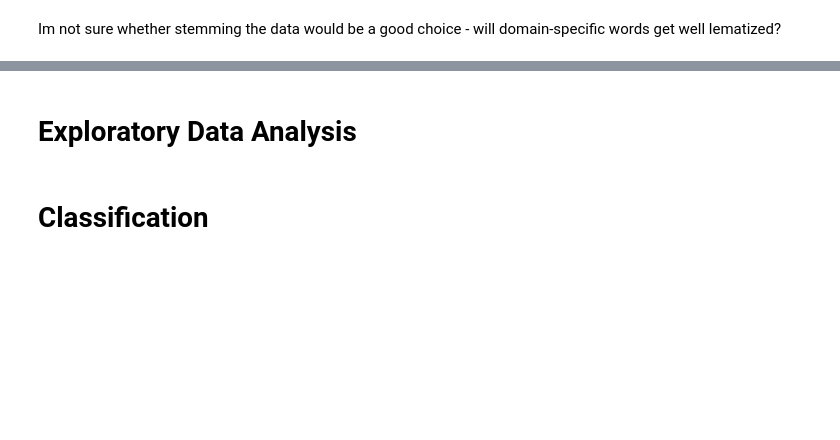
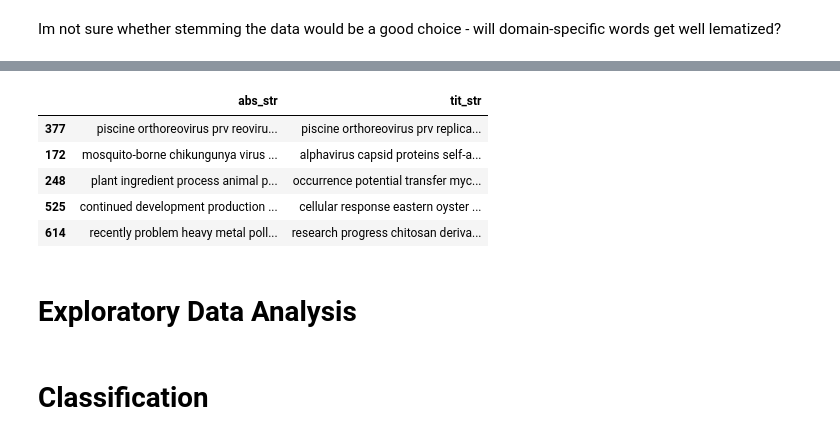
Before and after one commit to jsokolowska/ner-text-classification, a Jupyter notebook: practicalExcercise.ipynb, the cells around one changed output, grey strips where cells are left out. Saved outputs shown, nothing was run; the diff lists cells and outputs as text; code cells hidden in the pictures; blank space fills up the shorter version.

```diff
--- a/practicalExcercise.ipynb
+++ b/practicalExcercise.ipynb
@@ -155,0 +204,21 @@ cleaned_text = cleaned_text.rename(columns={"lem_title":"title", "lem_abstract":
+# %%
+# connect lists back into strings
+def list_to_string (str_list):
+  return " ".join(str_list)
+cleaned_text["abs_str"] = cleaned_text["abstract"].apply(list_to_string)
+cleaned_text["tit_str"] = cleaned_text["title"].apply(list_to_string)
+
+cleaned_text_test["abs_str"] = cleaned_text_test["abstract"].apply(list_to_string)
+cleaned_text_test["tit_str"] = cleaned_text_test["title"].apply(list_to_string)
+
+cleaned_text = cleaned_text.drop(labels = ["abstract", "title"], axis=1)
+cleaned_text_test = cleaned_text_test.drop(labels = ["abstract", "title"], axis=1)
+
+print(cleaned_text.head())
+# %% [output]
+|  | abs_str | tit_str |
+| 377 | piscine orthoreovirus prv reoviru... | piscine orthoreovirus prv replica... |
+| 172 | mosquito-borne chikungunya virus ... | alphavirus capsid proteins self-a... |
+| 248 | plant ingredient process animal p... | occurrence potential transfer myc... |
+| 525 | continued development production ... | cellular response eastern oyster ... |
+| 614 | recently problem heavy metal poll... | research progress chitosan deriva... |
```
Also changed, not shown: parts of 18 cells of this notebook.
